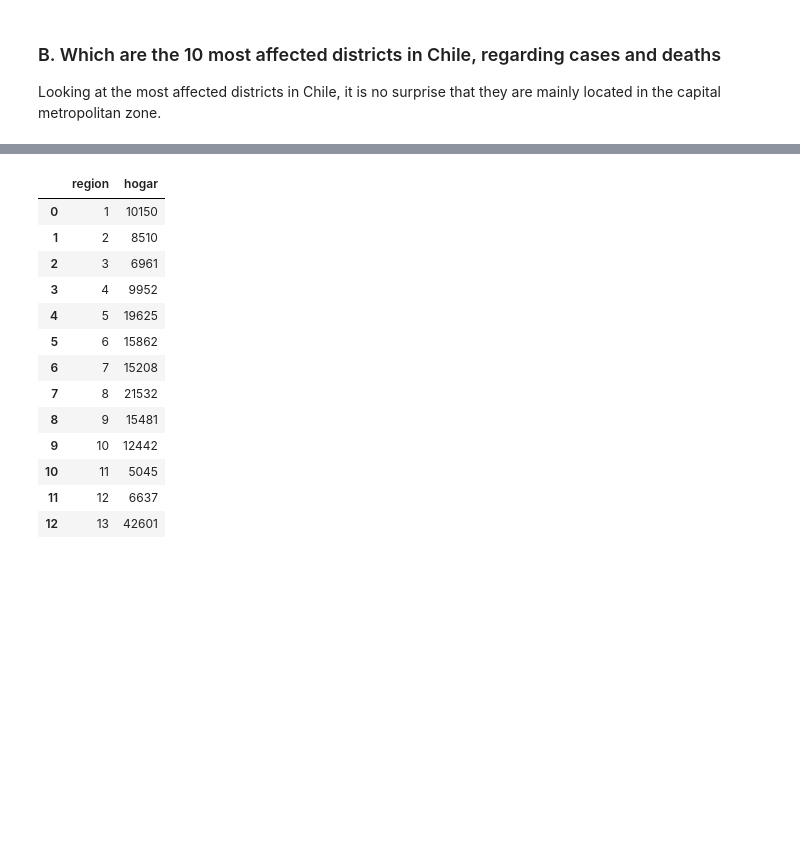
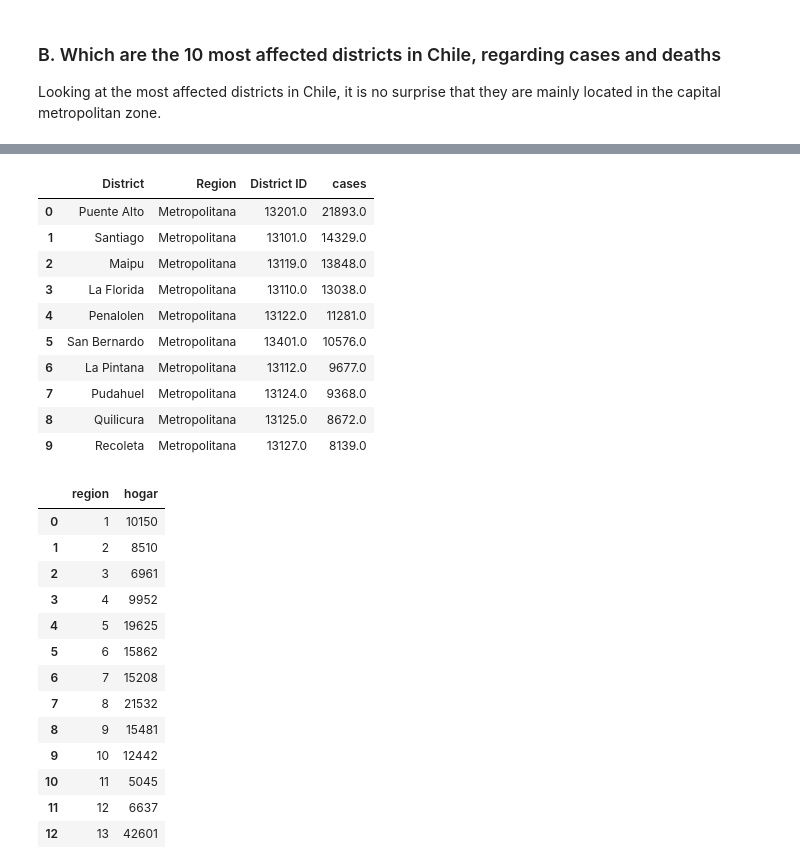
Before and after one commit to muellermax/Chile-Capstone, a Jupyter notebook: Chile Capstone.ipynb, the cells around one changed output, grey strips where cells are left out. Cells and saved outputs as stored; diff of their text form; code cells hidden in the pictures; blank space fills up the shorter version.

```diff
--- a/Chile Capstone.ipynb
+++ b/Chile Capstone.ipynb
@@ -348,3 +381,17 @@ dtype: float64
+# %%
+cases_districts
+# %% [output]
+|  | District | Region | District ID | cases |
+| 0 | Puente Alto | Metropolitana | 13201.0 | 21893.0 |
+| 1 | Santiago | Metropolitana | 13101.0 | 14329.0 |
+| 2 | Maipu | Metropolitana | 13119.0 | 13848.0 |
+| 3 | La Florida | Metropolitana | 13110.0 | 13038.0 |
+| 4 | Penalolen | Metropolitana | 13122.0 | 11281.0 |
+| 5 | San Bernardo | Metropolitana | 13401.0 | 10576.0 |
+| 6 | La Pintana | Metropolitana | 13112.0 | 9677.0 |
+| 7 | Pudahuel | Metropolitana | 13124.0 | 9368.0 |
+| 8 | Quilicura | Metropolitana | 13125.0 | 8672.0 |
+| 9 | Recoleta | Metropolitana | 13127.0 | 8139.0 |
 # %%
 df.groupby('region').hogar.count().reset_index()#.sort_values('hogar', ascending = False)
 # %% [output]
```
Also changed, not shown: parts of 9 cells of this notebook.
